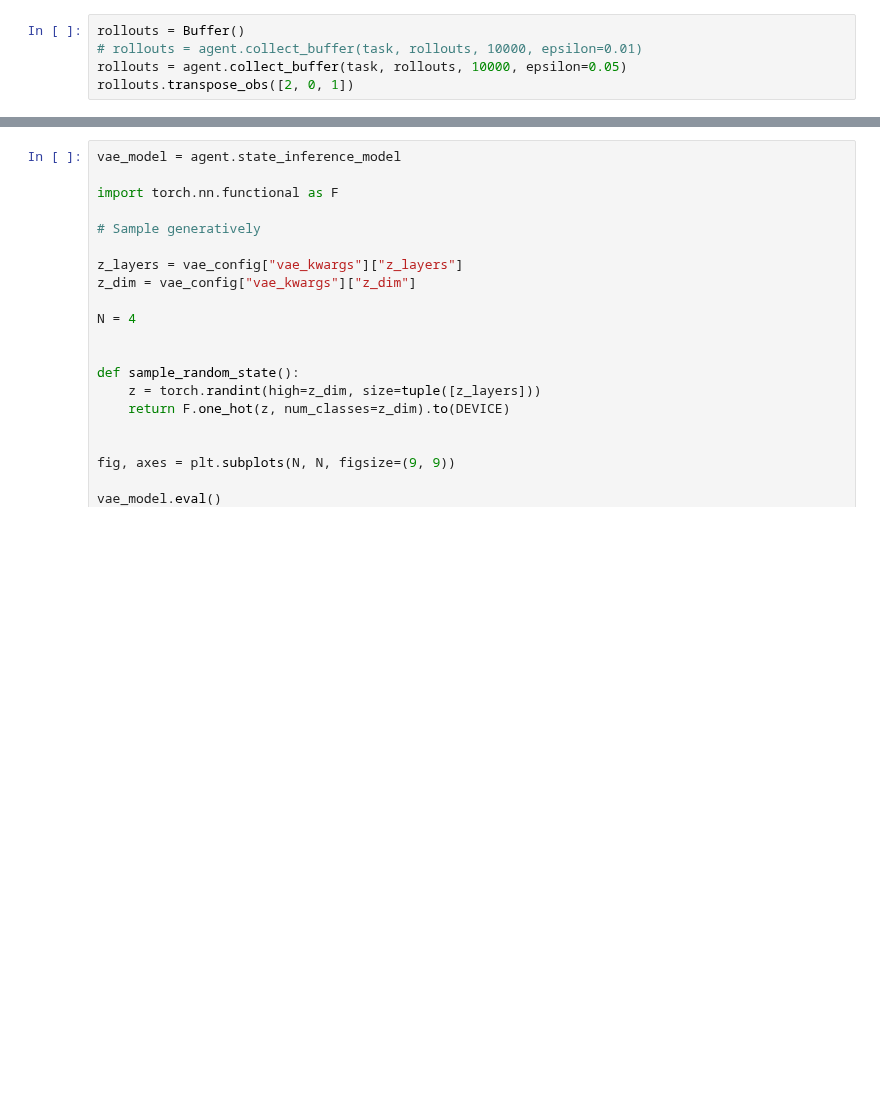
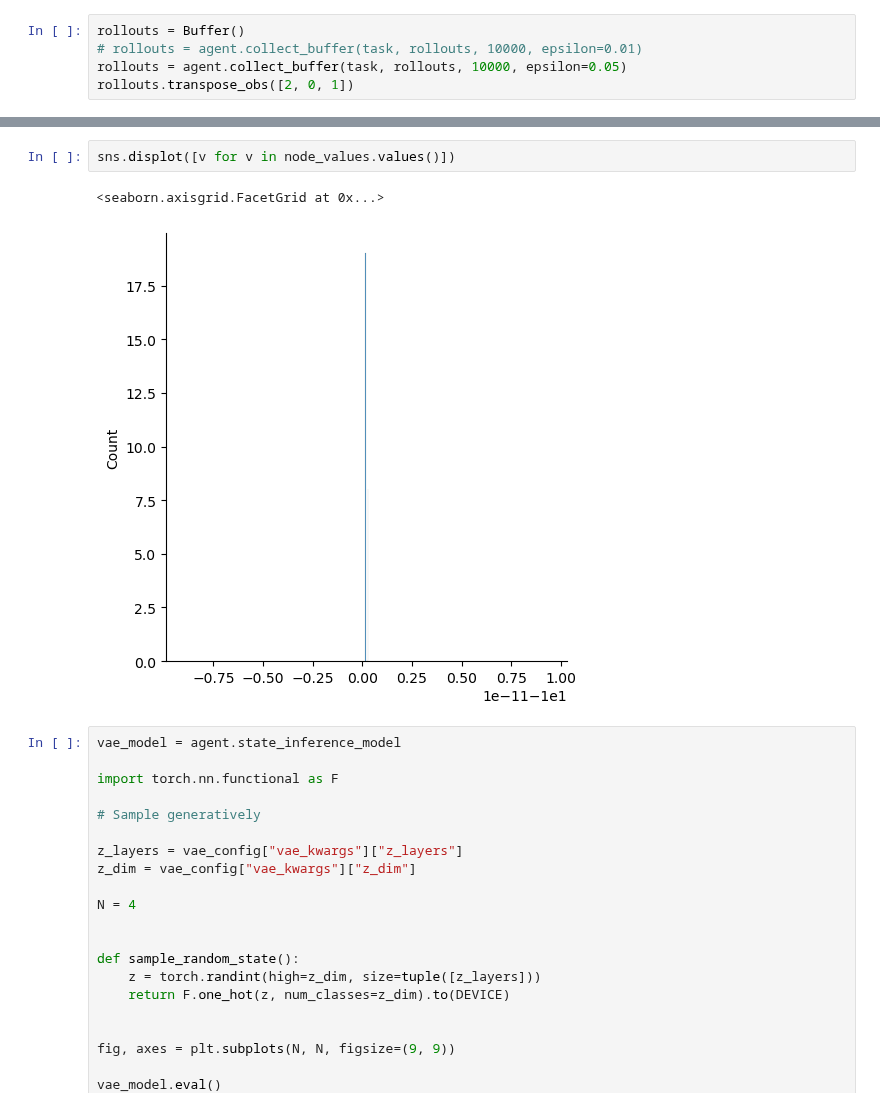
Before and after one commit to nicktfranklin/thread_the_needle, a Jupyter notebook: Agent - CnnVae (online - sb discrete ppo).ipynb, the cells around one changed output, grey strips where cells are left out. Cells and saved outputs as stored; diff of their text form; blank space fills up the shorter version.

```diff
--- a/Agent - CnnVae (online - sb discrete ppo).ipynb
+++ b/Agent - CnnVae (online - sb discrete ppo).ipynb
@@ -248,3 +362,8 @@ sns.displot(vs)
+# %%
+sns.displot([v for v in node_values.values()])
+# %% [output]
+<seaborn.axisgrid.FacetGrid at 0x...>
+[figure, added]
 # %%
 vae_model = agent.state_inference_model
 
```
Also changed, not shown: parts of 23 cells of this notebook, 6 other files.
